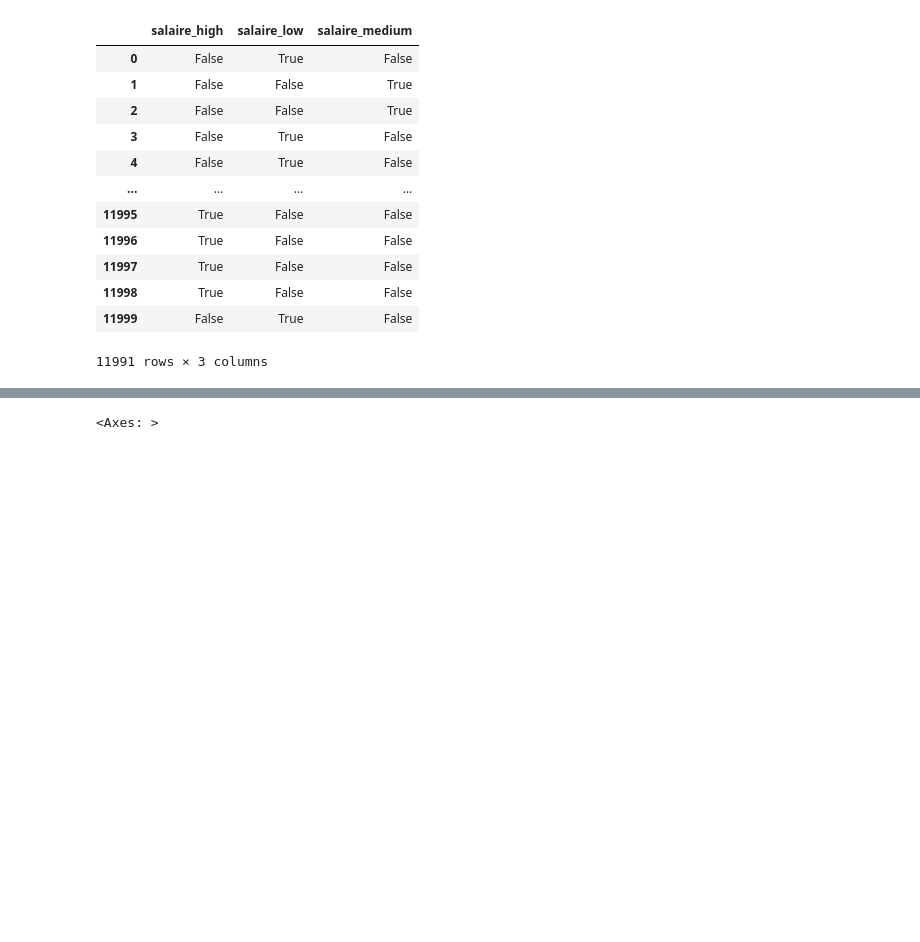
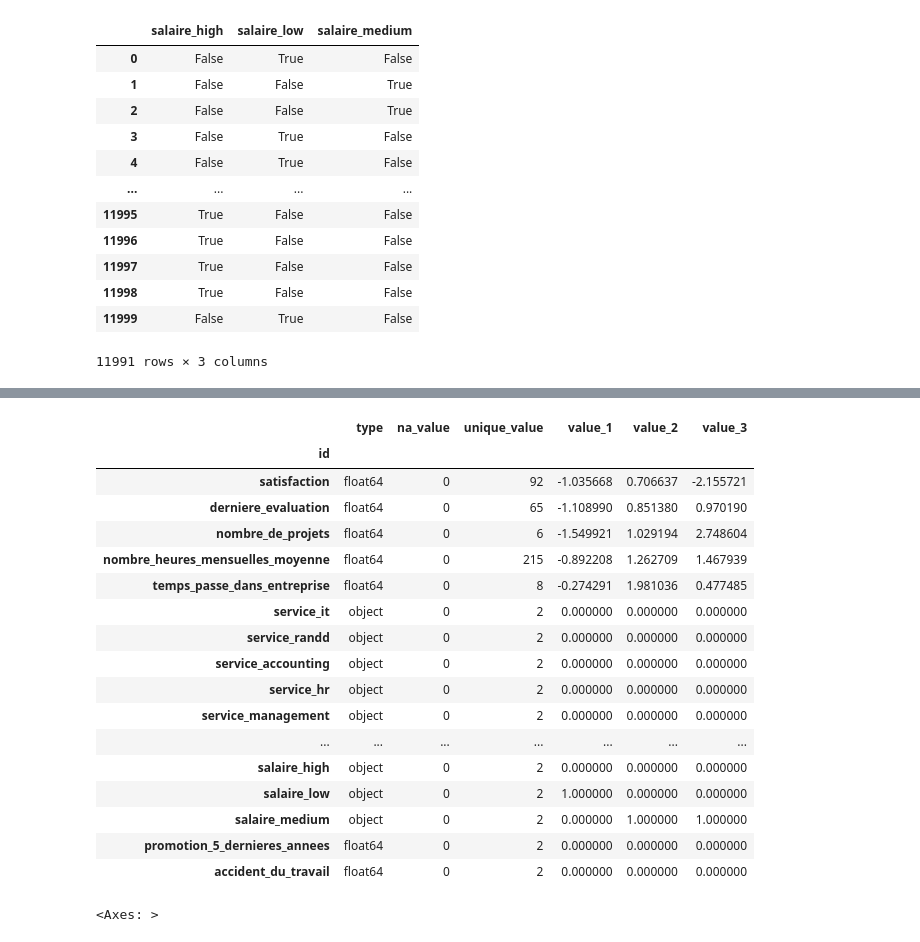
Before and after one commit to ndesbrosse/Projet-final, a Jupyter notebook: test_projet_turnover.ipynb, the cells around one changed output, grey strips where cells are left out. Drawn from its saved outputs; the diff is of its cells as text; code cells hidden in the pictures; blank space fills up the shorter version.

```diff
--- a/test_projet_turnover.ipynb
+++ b/test_projet_turnover.ipynb
@@ -268,6 +286,7 @@ data = data.join(encoded_salaire)
 data=data.join(df[ ['service','niveau_salaire','depart','promotion_5_dernieres_annees','accident_du_travail']])
 # %%
 data.drop(["service", "niveau_salaire"], inplace=True, axis="columns")
+data.dropna(inplace=True)
 data.head(10)
 # %% [output]
 |  | satisfaction | derniere_evaluation | nombre_de_projets | nombre_heures_mensuelles_moyenne | temps_passe_dans_entreprise | ... |
@@ -287,3 +310,24 @@ y = data["depart"]
+# %%
+info_df(X)
+# %% [output]
+|  | type | na_value | unique_value | value_1 | value_2 | value_3 |
+| id |  |  |  |  |  |  |
+| satisfaction | float64 | 0 | 92 | -1.035668 | 0.706637 | -2.155721 |
+| derniere_evaluation | float64 | 0 | 65 | -1.108990 | 0.851380 | 0.970190 |
+| nombre_de_projets | float64 | 0 | 6 | -1.549921 | 1.029194 | 2.748604 |
+| nombre_heures_mensuelles_moyenne | float64 | 0 | 215 | -0.892208 | 1.262709 | 1.467939 |
+| temps_passe_dans_entreprise | float64 | 0 | 8 | -0.274291 | 1.981036 | 0.477485 |
+| service_it | object | 0 | 2 | 0.000000 | 0.000000 | 0.000000 |
+| service_randd | object | 0 | 2 | 0.000000 | 0.000000 | 0.000000 |
+| service_accounting | object | 0 | 2 | 0.000000 | 0.000000 | 0.000000 |
+| service_hr | object | 0 | 2 | 0.000000 | 0.000000 | 0.000000 |
+| service_management | object | 0 | 2 | 0.000000 | 0.000000 | 0.000000 |
+| ... | ... | ... | ... | ... | ... | ... |
+| salaire_high | object | 0 | 2 | 0.000000 | 0.000000 | 0.000000 |
+| salaire_low | object | 0 | 2 | 1.000000 | 0.000000 | 0.000000 |
+| salaire_medium | object | 0 | 2 | 0.000000 | 1.000000 | 1.000000 |
+| promotion_5_dernieres_annees | float64 | 0 | 2 | 0.000000 | 0.000000 | 0.000000 |
+| accident_du_travail | float64 | 0 | 2 | 0.000000 | 0.000000 | 0.000000 |
 # %%
 X_train, X_test, y_train, y_test = train_test_split(X, y, test_size=0.2)
 # %%
```
Also changed, not shown: parts of 4 cells of this notebook.
